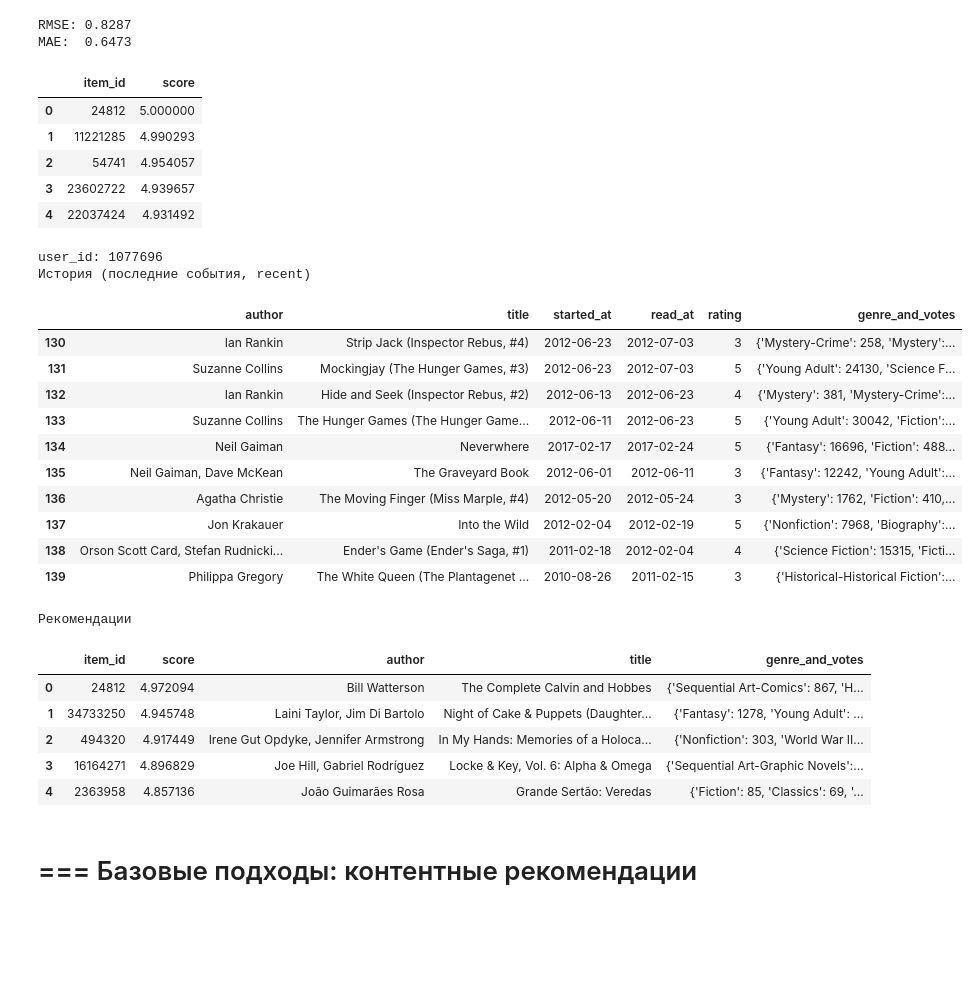
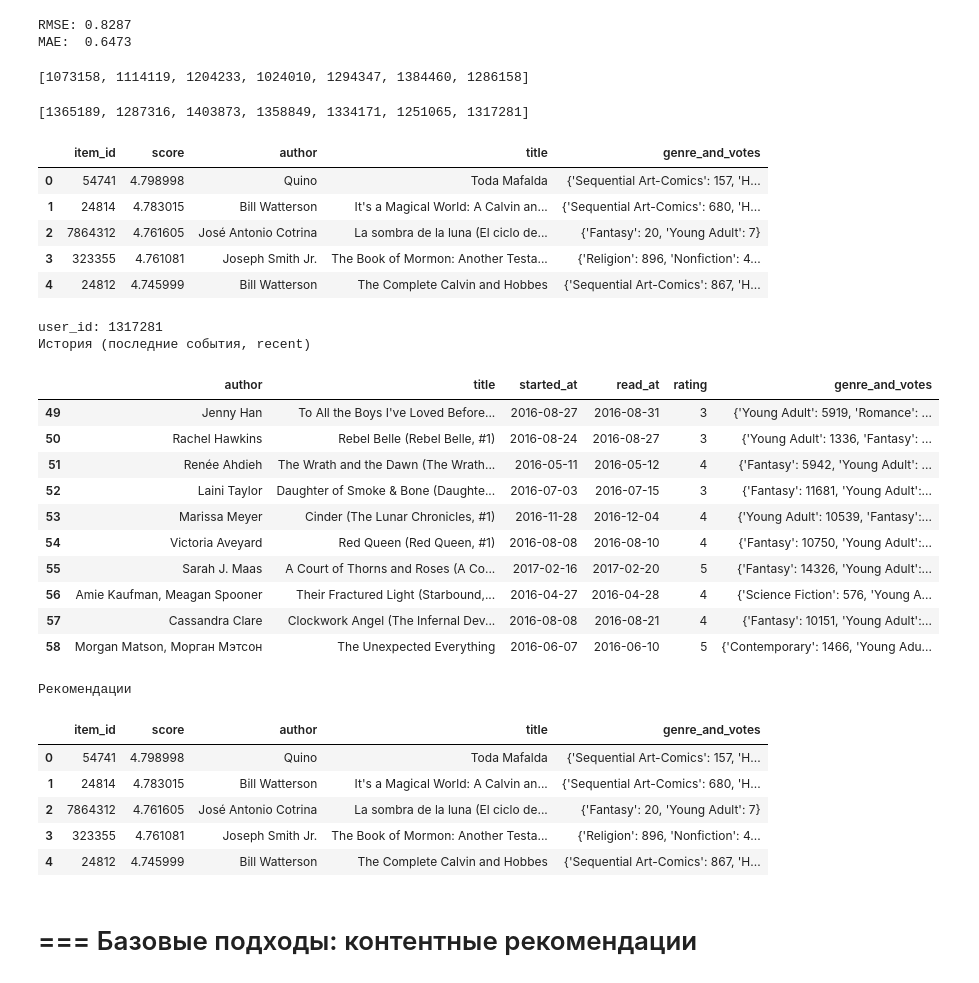
Before and after one commit to ujhmaster/mle-recsys-start, a Jupyter notebook: main_offline.ipynb, the cells around one changed output. Cells and saved outputs as stored; diff of their text form; code cells hidden in the pictures; blank space fills up the shorter version.

```diff
--- a/main_offline.ipynb
+++ b/main_offline.ipynb
@@ -220,7 +226,7 @@ MAE:  1.0018
 Удалите из events события для редких айтемов — таких, с которыми взаимодействовало менее N пользователей. Возьмите небольшое N, например 2–3 пользователя. Получите рекомендации, посчитайте метрики, оцените, как они изменились. Подумайте, с чем могут быть связаны такие изменения.
 # %%
 events["count_events_with_item"] = events.groupby(["item_id"])["user_id"].transform("count")
-events = events[events["count_events_with_item"] >= 2].copy()
+events = events[events["count_events_with_item"] >= 3].copy()
 
 train_test_global_time_split_idx = events["started_at"] < train_test_global_time_split_date
 events_train = events[train_test_global_time_split_idx]
@@ -237,0 +244,4 @@ print(len(users_train), len(users_test), len(common_users))
+# %%
+events["count_events_with_item"] = events.groupby(["item_id"])["user_id"].transform("count")
+less_readers = events[events["count_events_with_item"] == 3].copy()
+less_readers["user_id"][:10]
@@ -282,55 +304,66 @@ def get_recommendations_svd(user_id, all_items, events, model, include_seen=True
     recommendations = sorted(predictions, key=lambda x: x.est, reverse=True)[:n]
 
     return pd.DataFrame([(pred.iid, pred.est) for pred in recommendations], columns=["item_id", "score"])
+# %%
+#несколько холодных
+list(cold_users)[:7]
+# %% [output]
+[1073158, 1114119, 1204233, 1024010, 1294347, 1384460, 1286158]
+# %%
+# несколько тренированных
+events_train['user_id'].sample(n=7).to_list()
+# %% [output]
+[1365189, 1287316, 1403873, 1358849, 1334171, 1251065, 1317281]
 # %%
-rec_list = get_recommendations_svd(1296647, items, events_train, svd_model)
+rec_list = get_recommendations_svd(1317281, items, events, svd_model).merge(items.set_index("item_id")[["author", "title", "genre_and_votes"]], on="item_id")
 rec_list
 # %% [output]
-|  | item_id | score |
-| 0 | 24812 | 5.000000 |
-| 1 | 11221285 | 4.990293 |
-| 2 | 54741 | 4.954057 |
-| 3 | 23602722 | 4.939657 |
-| 4 | 22037424 | 4.931492 |
+|  | item_id | score | author | title | genre_and_votes |
+| 0 | 54741 | 4.798998 | Quino | Toda Mafalda | {'Sequential Art-Comics': 157, 'H... |
+| 1 | 24814 | 4.783015 | Bill Watterson | It's a Magical World: A Calvin an... | {'Sequential Art-Comics': 680, 'H... |
+| 2 | 7864312 | 4.761605 | José Antonio Cotrina | La sombra de la luna (El ciclo de... | {'Fantasy': 20, 'Young Adult': 7} |
+| 3 | 323355 | 4.761081 | Joseph Smith Jr. | The Book of Mormon: Another Testa... | {'Religion': 896, 'Nonfiction': 4... |
+| 4 | 24812 | 4.745999 | Bill Watterson | The Complete Calvin and Hobbes | {'Sequential Art-Comics': 867, 'H... |
 # %%
 # выберем произвольного пользователя из тренировочной выборки ("прошлого")
-user_id = events_train['user_id'].sample().iat[0]
+#user_id = events_train['user_id'].sample().iat[0]
+user_id = 1317281
 
 print(f"user_id: {user_id}")
 
 print("История (последние события, recent)")
 user_history = (
     events_train
     .query("user_id == @user_id")
     .merge(items.set_index("item_id")[["author", "title", "genre_and_votes"]], on="item_id")
 )
 user_history_to_print = user_history[["author", "title", "started_at", "read_at", "rating", "genre_and_votes"]].tail(10)
 display(user_history_to_print)
 
 print("Рекомендации")
 user_recommendations = get_recommendations_svd(user_id, items, events_train, svd_model)
 user_recommendations = user_recommendations.merge(items.set_index("item_id")[["author", "title", "genre_and_votes"]], on="item_id")
 display(user_recommendations)
 # %% [output]
-user_id: 1077696
+user_id: 1317281
 История (последние события, recent)
 |  | author | title | started_at | read_at | rating | genre_and_votes |
-| 130 | Ian Rankin | Strip Jack (Inspector Rebus, #4) | 2012-06-23 | 2012-07-03 | 3 | {'Mystery-Crime': 258, 'Mystery':... |
-| 131 | Suzanne Collins | Mockingjay (The Hunger Games, #3) | 2012-06-23 | 2012-07-03 | 5 | {'Young Adult': 24130, 'Science F... |
-| 132 | Ian Rankin | Hide and Seek (Inspector Rebus, #2) | 2012-06-13 | 2012-06-23 | 4 | {'Mystery': 381, 'Mystery-Crime':... |
-| 133 | Suzanne Collins | The Hunger Games (The Hunger Game... | 2012-06-11 | 2012-06-23 | 5 | {'Young Adult': 30042, 'Fiction':... |
-| 134 | Neil Gaiman | Neverwhere | 2017-02-17 | 2017-02-24 | 5 | {'Fantasy': 16696, 'Fiction': 488... |
-| 135 | Neil Gaiman, Dave McKean | The Graveyard Book | 2012-06-01 | 2012-06-11 | 3 | {'Fantasy': 12242, 'Young Adult':... |
-| 136 | Agatha Christie | The Moving Finger (Miss Marple, #4) | 2012-05-20 | 2012-05-24 | 3 | {'Mystery': 1762, 'Fiction': 410,... |
-| 137 | Jon Krakauer | Into the Wild | 2012-02-04 | 2012-02-19 | 5 | {'Nonfiction': 7968, 'Biography':... |
-| 138 | Orson Scott Card, Stefan Rudnicki... | Ender's Game (Ender's Saga, #1) | 2011-02-18 | 2012-02-04 | 4 | {'Science Fiction': 15315, 'Ficti... |
-| 139 | Philippa Gregory | The White Queen (The Plantagenet ... | 2010-08-26 | 2011-02-15 | 3 | {'Historical-Historical Fiction':... |
+| 49 | Jenny Han | To All the Boys I've Loved Before... | 2016-08-27 | 2016-08-31 | 3 | {'Young Adult': 5919, 'Romance': ... |
+| 50 | Rachel Hawkins | Rebel Belle (Rebel Belle, #1) | 2016-08-24 | 2016-08-27 | 3 | {'Young Adult': 1336, 'Fantasy': ... |
+| 51 | Renée Ahdieh | The Wrath and the Dawn (The Wrath... | 2016-05-11 | 2016-05-12 | 4 | {'Fantasy': 5942, 'Young Adult': ... |
+| 52 | Laini Taylor | Daughter of Smoke & Bone (Daughte... | 2016-07-03 | 2016-07-15 | 3 | {'Fantasy': 11681, 'Young Adult':... |
+| 53 | Marissa Meyer | Cinder (The Lunar Chronicles, #1) | 2016-11-28 | 2016-12-04 | 4 | {'Young Adult': 10539, 'Fantasy':... |
+| 54 | Victoria Aveyard | Red Queen (Red Queen, #1) | 2016-08-08 | 2016-08-10 | 4 | {'Fantasy': 10750, 'Young Adult':... |
+| 55 | Sarah J. Maas | A Court of Thorns and Roses (A Co... | 2017-02-16 | 2017-02-20 | 5 | {'Fantasy': 14326, 'Young Adult':... |
+| 56 | Amie Kaufman, Meagan Spooner | Their Fractured Light (Starbound,... | 2016-04-27 | 2016-04-28 | 4 | {'Science Fiction': 576, 'Young A... |
+| 57 | Cassandra Clare | Clockwork Angel (The Infernal Dev... | 2016-08-08 | 2016-08-21 | 4 | {'Fantasy': 10151, 'Young Adult':... |
+| 58 | Morgan Matson, Морган Мэтсон | The Unexpected Everything | 2016-06-07 | 2016-06-10 | 5 | {'Contemporary': 1466, 'Young Adu... |
 Рекомендации
 |  | item_id | score | author | title | genre_and_votes |
-| 0 | 24812 | 4.972094 | Bill Watterson | The Complete Calvin and Hobbes | {'Sequential Art-Comics': 867, 'H... |
-| 1 | 34733250 | 4.945748 | Laini Taylor, Jim Di Bartolo | Night of Cake & Puppets (Daughter... | {'Fantasy': 1278, 'Young Adult': ... |
-| 2 | 494320 | 4.917449 | Irene Gut Opdyke, Jennifer Armstrong | In My Hands: Memories of a Holoca... | {'Nonfiction': 303, 'World War II... |
-| 3 | 16164271 | 4.896829 | Joe Hill, Gabriel Rodríguez | Locke & Key, Vol. 6: Alpha & Omega | {'Sequential Art-Graphic Novels':... |
-| 4 | 2363958 | 4.857136 | João Guimarães Rosa | Grande Sertão: Veredas | {'Fiction': 85, 'Classics': 69, '... |
+| 0 | 54741 | 4.798998 | Quino | Toda Mafalda | {'Sequential Art-Comics': 157, 'H... |
+| 1 | 24814 | 4.783015 | Bill Watterson | It's a Magical World: A Calvin an... | {'Sequential Art-Comics': 680, 'H... |
+| 2 | 7864312 | 4.761605 | José Antonio Cotrina | La sombra de la luna (El ciclo de... | {'Fantasy': 20, 'Young Adult': 7} |
+| 3 | 323355 | 4.761081 | Joseph Smith Jr. | The Book of Mormon: Another Testa... | {'Religion': 896, 'Nonfiction': 4... |
+| 4 | 24812 | 4.745999 | Bill Watterson | The Complete Calvin and Hobbes | {'Sequential Art-Comics': 867, 'H... |
 # %% [markdown]
 # === Базовые подходы: контентные рекомендации
```
Also changed, not shown: parts of 57 cells of this notebook, 5 other files.
